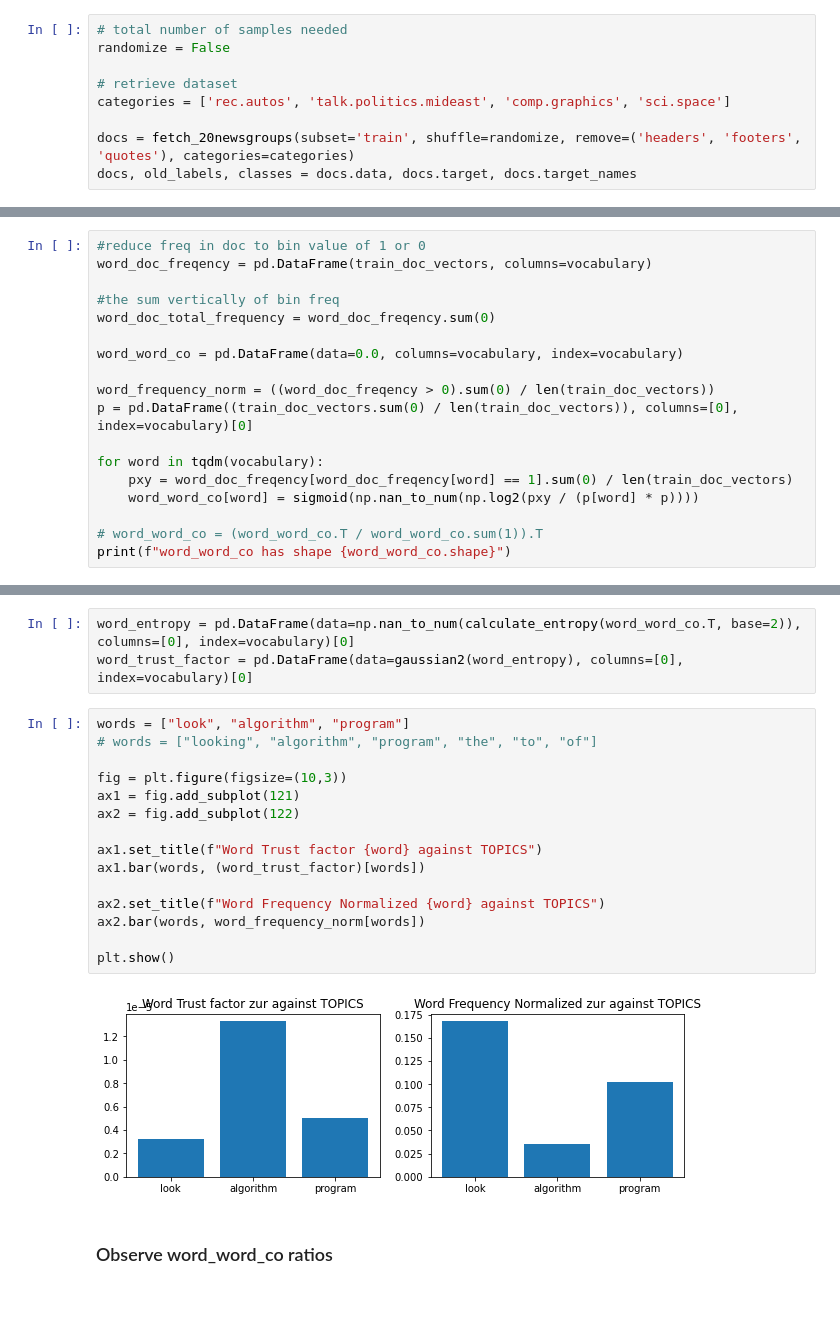
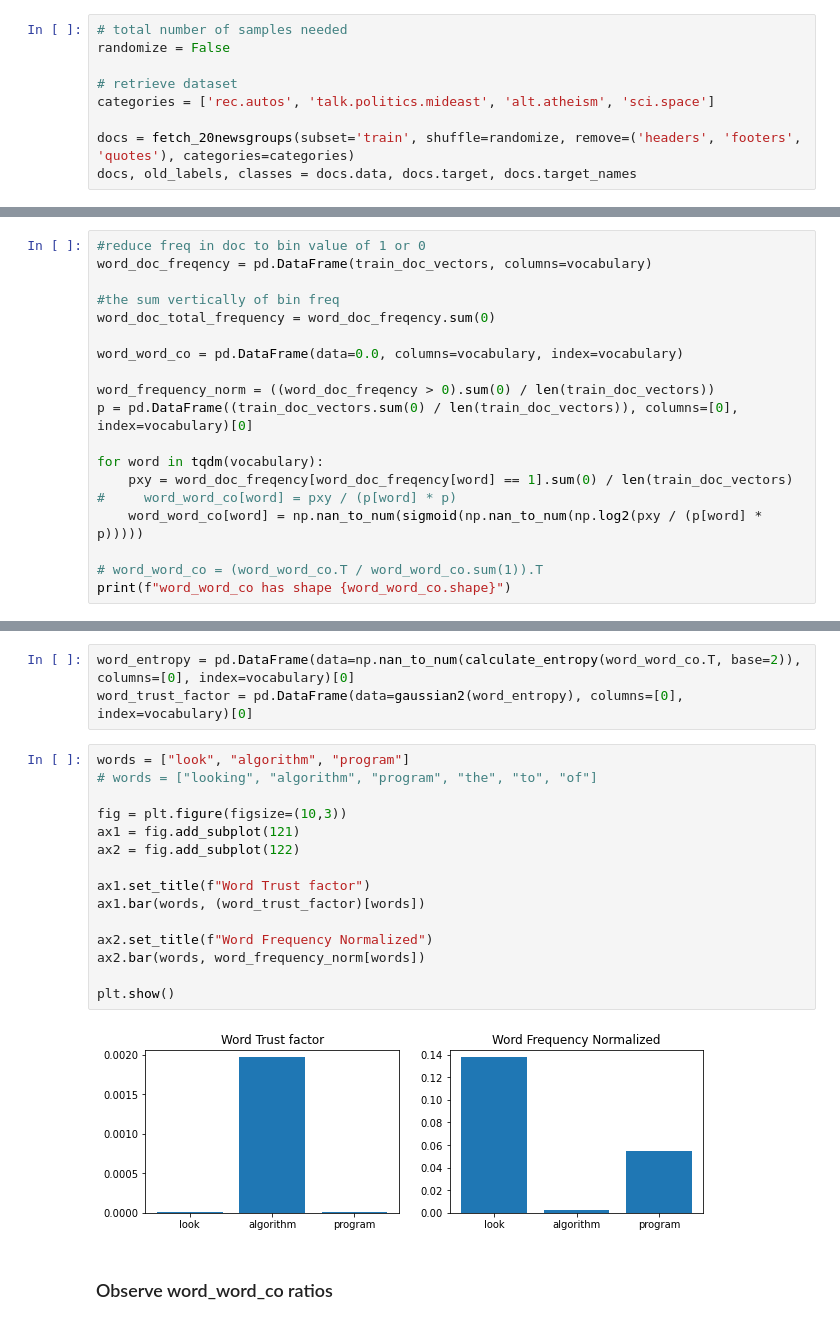
Before and after one commit to iamr0b0tx/topic_modeler, a Jupyter notebook: topic_modeler - latent_space.ipynb, the cells around one changed output, grey strips where cells are left out. Cells and saved outputs as stored; diff of their text form.

```diff
--- a/topic_modeler - latent_space.ipynb
+++ b/topic_modeler - latent_space.ipynb
@@ -32,7 +32,7 @@ from sklearn.feature_extraction.text import CountVectorizer, TfidfVectorizer
 randomize = False
 
 # retrieve dataset
-categories = ['rec.autos', 'talk.politics.mideast', 'comp.graphics', 'sci.space']
+categories = ['rec.autos', 'talk.politics.mideast', 'alt.atheism', 'sci.space']
 
 docs = fetch_20newsgroups(subset='train', shuffle=randomize, remove=('headers', 'footers', 'quotes'), categories=categories)
 docs, old_labels, classes = docs.data, docs.target, docs.target_names
@@ -141,7 +139,8 @@ p = pd.DataFrame((train_doc_vectors.sum(0) / len(train_doc_vectors)), columns=[0
 
 for word in tqdm(vocabulary):
     pxy = word_doc_freqency[word_doc_freqency[word] == 1].sum(0) / len(train_doc_vectors)
-    word_word_co[word] = sigmoid(np.nan_to_num(np.log2(pxy / (p[word] * p))))
+#     word_word_co[word] = pxy / (p[word] * p)
+    word_word_co[word] = np.nan_to_num(sigmoid(np.nan_to_num(np.log2(pxy / (p[word] * p)))))
 
 # word_word_co = (word_word_co.T / word_word_co.sum(1)).T
 print(f"word_word_co has shape {word_word_co.shape}")
@@ -181,20 +180,20 @@ word_trust_factor = pd.DataFrame(data=gaussian2(word_entropy), columns=[0], inde
 # %%
 words = ["look", "algorithm", "program"]
 # words = ["looking", "algorithm", "program", "the", "to", "of"]
 
 fig = plt.figure(figsize=(10,3))
 ax1 = fig.add_subplot(121)
 ax2 = fig.add_subplot(122)
 
-ax1.set_title(f"Word Trust factor {word} against TOPICS")
+ax1.set_title(f"Word Trust factor")
 ax1.bar(words, (word_trust_factor)[words])
 
-ax2.set_title(f"Word Frequency Normalized {word} against TOPICS")
+ax2.set_title(f"Word Frequency Normalized")
 ax2.bar(words, word_frequency_norm[words])
 
 plt.show()
 # %% [output]
-[figure, old version]
+[figure, new version]
 # %% [markdown]
 ### Observe word_word_co ratios
 # %%
```
Also changed, not shown: parts of 33 cells of this notebook.
